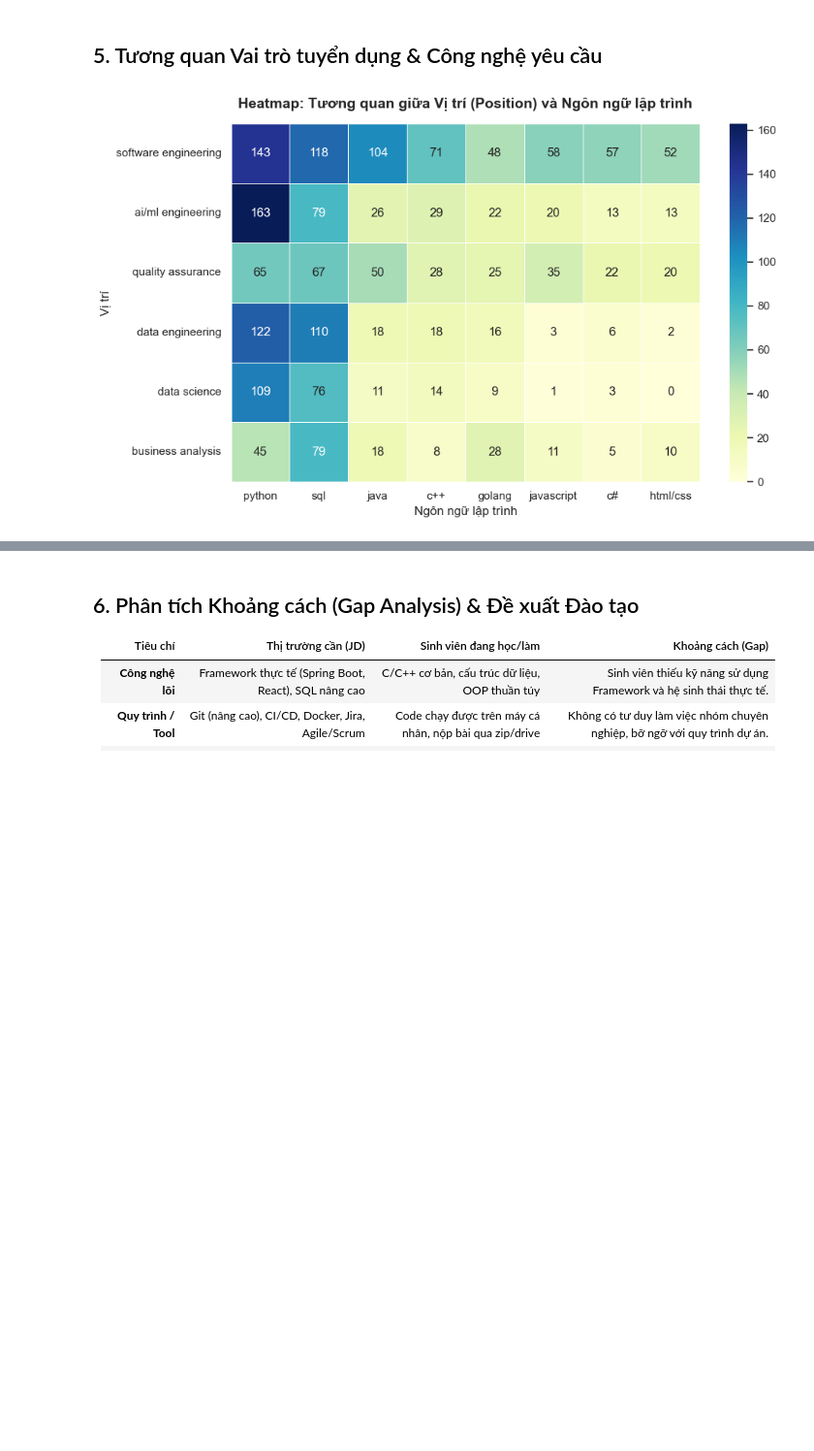
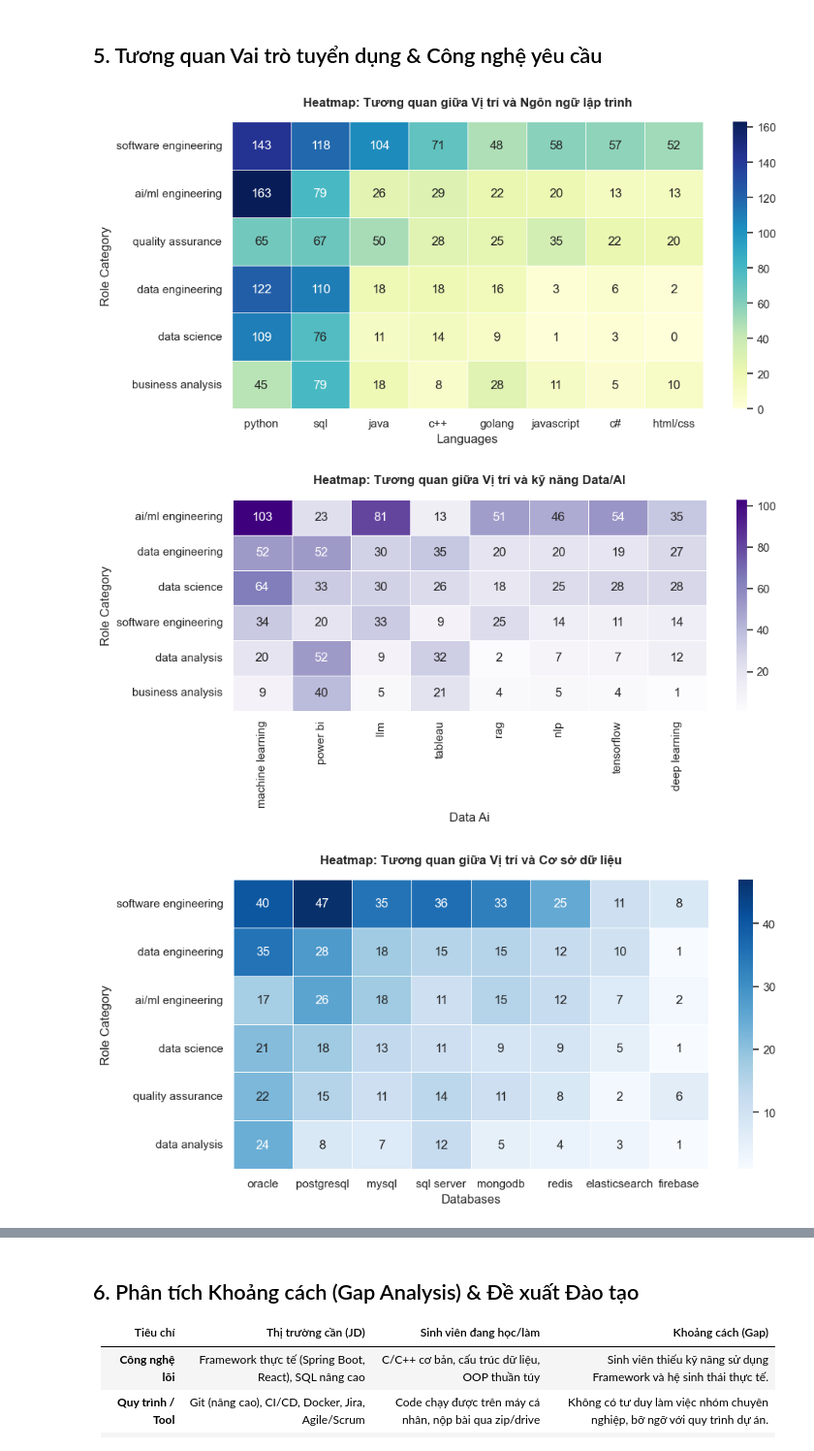
Before and after one commit to Phucsbinz/code_scratch_data, a Jupyter notebook: Research_Report.ipynb, the cells around one changed output, grey strips where cells are left out. Shown at 97% size. Saved outputs shown, nothing was run; the diff lists cells and outputs as text; code cells hidden in the pictures; blank space fills up the shorter version.

```diff
--- a/Research_Report.ipynb
+++ b/Research_Report.ipynb
@@ -161,28 +225,36 @@ plt.show()
 # %% [markdown]
 ## 5. Tương quan Vai trò tuyển dụng & Công nghệ yêu cầu
 # %%
-# Trực quan hóa mối tương quan bằng Heatmap giữa Vị trí tuyển dụng và Ngôn ngữ lập trình
-roles_list = []
-langs_list = []
-for idx, row in df.iterrows():
-    for r in row['role_category']:
-        for l in row['languages']:
-            roles_list.append(r)
-            langs_list.append(l)
+def plot_cross_heatmap(col1, col2, title, cmap):
+    list1 = []
+    list2 = []
+    for idx, row in df.iterrows():
+        for item1 in row[col1]:
+            for item2 in row[col2]:
+                list1.append(item1)
+                list2.append(item2)
 
-heatmap_df = pd.DataFrame({'Role': roles_list, 'Language': langs_list})
-cross_tab = pd.crosstab(heatmap_df['Role'], heatmap_df['Language'])
+    heatmap_df = pd.DataFrame({'Col1': list1, 'Col2': list2})
+    cross_tab = pd.crosstab(heatmap_df['Col1'], heatmap_df['Col2'])
 
-top_r = cross_tab.sum(axis=1).nlargest(6).index
-top_l = cross_tab.sum(axis=0).nlargest(8).index
-cross_tab_filtered = cross_tab.loc[top_r, top_l]
+    top_c1 = cross_tab.sum(axis=1).nlargest(6).index
+    top_c2 = cross_tab.sum(axis=0).nlargest(8).index
+    cross_tab_filtered = cross_tab.loc[top_c1, top_c2]
 
-plt.figure(figsize=(10, 6))
-sns.heatmap(cross_tab_filtered, annot=True, fmt="d", cmap="YlGnBu", linewidths=.5)
-plt.title("Heatmap: Tương quan giữa Vị trí (Position) và Ngôn ngữ lập trình", fontsize=14, fontweight='bold', pad=15)
-plt.xlabel("Ngôn ngữ lập trình")
-plt.ylabel("Vị trí")
-plt.tight_layout()
-plt.show()
+    plt.figure(figsize=(10, 5))
+    sns.heatmap(cross_tab_filtered, annot=True, fmt="d", cmap=cmap, linewidths=.5)
+    plt.title(title, fontsize=12, fontweight='bold', pad=15)
+    plt.xlabel(col2.replace('_', ' ').title())
+    plt.ylabel(col1.replace('_', ' ').title())
+    plt.tight_layout()
+    plt.show()
+
+# Vẽ 4 Heatmaps tương quan chính
+plot_cross_heatmap('role_category', 'languages', "Heatmap: Tương quan giữa Vị trí và Ngôn ngữ lập trình", "YlGnBu")
+plot_cross_heatmap('role_category', 'data_ai', "Heatmap: Tương quan giữa Vị trí và kỹ năng Data/AI", "Purples")
+plot_cross_heatmap('role_category', 'databases', "Heatmap: Tương quan giữa Vị trí và Cơ sở dữ liệu", "Blues")
+plot_cross_heatmap('role_category', 'cloud', "Heatmap: Tương quan giữa Vị trí và Nền tảng Cloud", "Greens")
 # %% [output]
-[figure, old version]
+[figure, new version]
+[figure, added]
+[figure, added]
```
Also changed, not shown: parts of 12 cells of this notebook.
